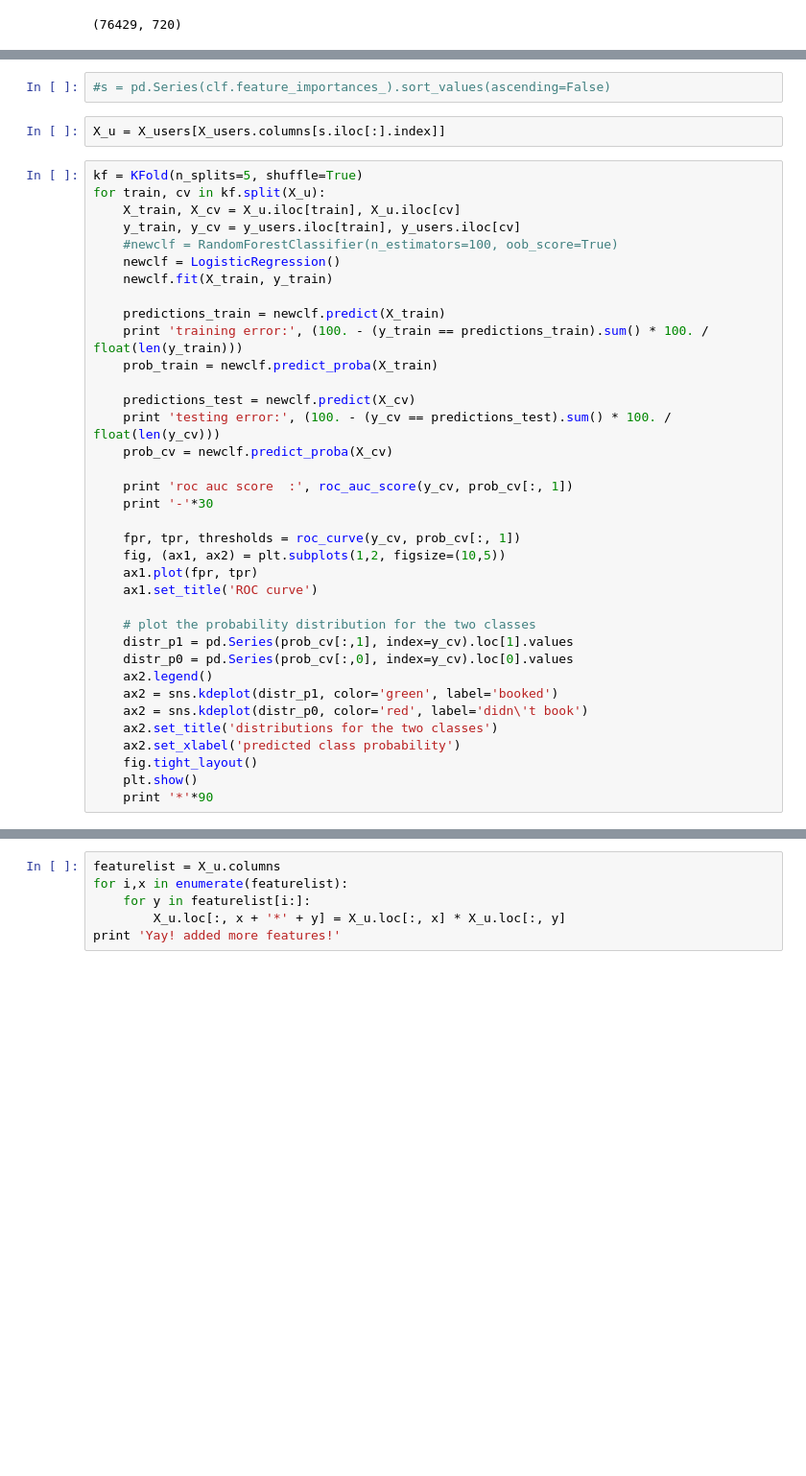
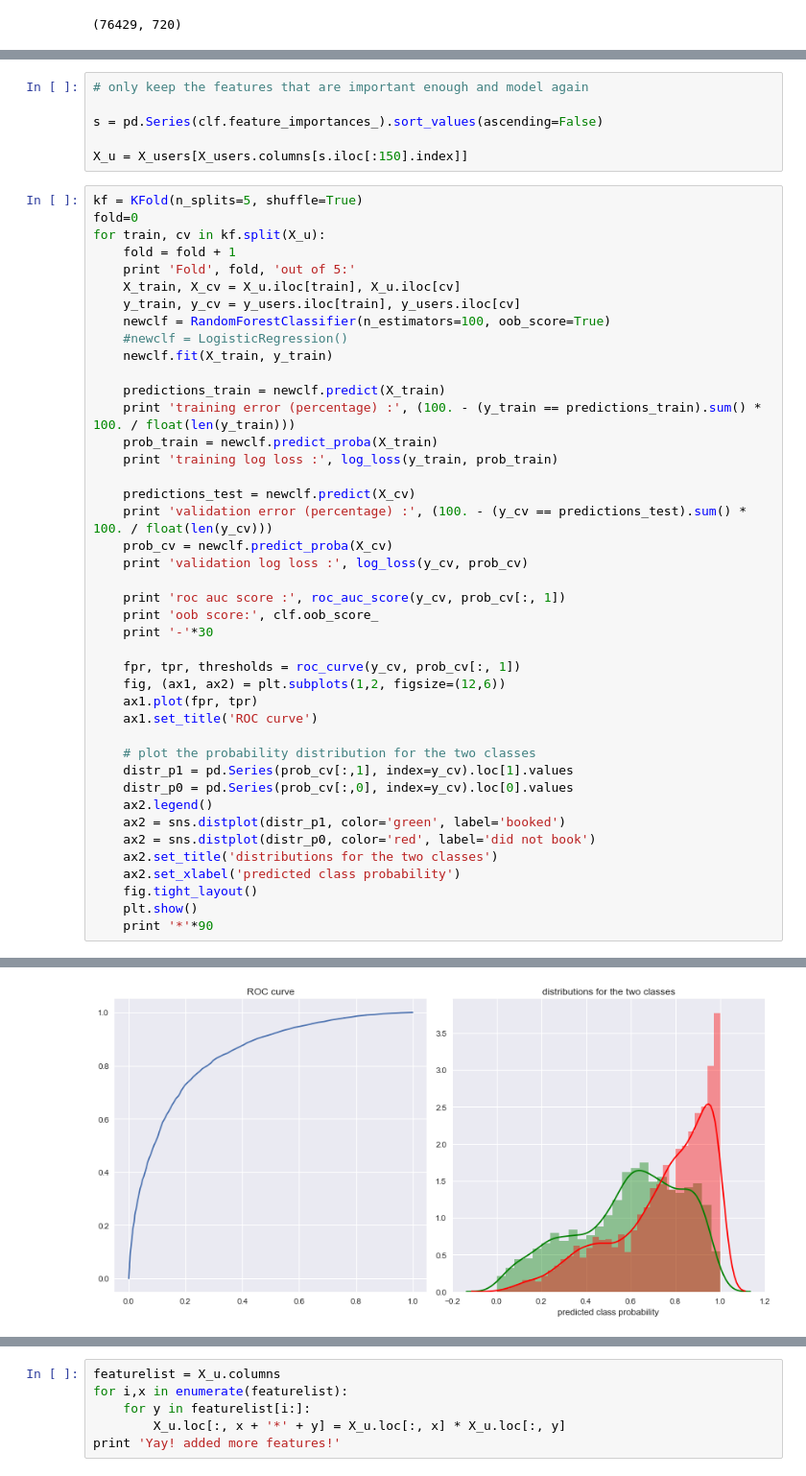
Before and after one commit to partha0solapurkar/springboard_data_science_intensive, a Jupyter notebook: capstone_project/preliminary_model.ipynb, the cells around one changed output, grey strips where cells are left out. Shown at 96% size. Saved outputs shown, nothing was run; the diff lists cells and outputs as text; blank space fills up the shorter version.

```diff
--- a/capstone_project/preliminary_model.ipynb
+++ b/capstone_project/preliminary_model.ipynb
@@ -306,29 +405,37 @@ len(s)
 # %%
-#s = pd.Series(clf.feature_importances_).sort_values(ascending=False)
+# only keep the features that are important enough and model again
+
+s = pd.Series(clf.feature_importances_).sort_values(ascending=False)
+
+X_u = X_users[X_users.columns[s.iloc[:150].index]]
-# %%
-X_u = X_users[X_users.columns[s.iloc[:].index]]
 # %%
 kf = KFold(n_splits=5, shuffle=True)
+fold=0
 for train, cv in kf.split(X_u):
+    fold = fold + 1
+    print 'Fold', fold, 'out of 5:'
     X_train, X_cv = X_u.iloc[train], X_u.iloc[cv]
     y_train, y_cv = y_users.iloc[train], y_users.iloc[cv]
-    #newclf = RandomForestClassifier(n_estimators=100, oob_score=True)
-    newclf = LogisticRegression()
+    newclf = RandomForestClassifier(n_estimators=100, oob_score=True)
+    #newclf = LogisticRegression()
     newclf.fit(X_train, y_train)
 
     predictions_train = newclf.predict(X_train)
-    print 'training error:', (100. - (y_train == predictions_train).sum() * 100. / float(len(y_train)))
+    print 'training error (percentage) :', (100. - (y_train == predictions_train).sum() * 100. / float(len(y_train)))
     prob_train = newclf.predict_proba(X_train)
+    print 'training log loss :', log_loss(y_train, prob_train)
 
     predictions_test = newclf.predict(X_cv)
-    print 'testing error:', (100. - (y_cv == predictions_test).sum() * 100. / float(len(y_cv)))
+    print 'validation error (percentage) :', (100. - (y_cv == predictions_test).sum() * 100. / float(len(y_cv)))
     prob_cv = newclf.predict_proba(X_cv)
+    print 'validation log loss :', log_loss(y_cv, prob_cv)
 
-    print 'roc auc score  :', roc_auc_score(y_cv, prob_cv[:, 1])
+    print 'roc auc score :', roc_auc_score(y_cv, prob_cv[:, 1])
+    print 'oob score:', clf.oob_score_
     print '-'*30
 
     fpr, tpr, thresholds = roc_curve(y_cv, prob_cv[:, 1])
-    fig, (ax1, ax2) = plt.subplots(1,2, figsize=(10,5))
+    fig, (ax1, ax2) = plt.subplots(1,2, figsize=(12,6))
     ax1.plot(fpr, tpr)
     ax1.set_title('ROC curve')
 
@@ -336,10 +443,11 @@ for train, cv in kf.split(X_u):
     distr_p1 = pd.Series(prob_cv[:,1], index=y_cv).loc[1].values
     distr_p0 = pd.Series(prob_cv[:,0], index=y_cv).loc[0].values
     ax2.legend()
-    ax2 = sns.kdeplot(distr_p1, color='green', label='booked')
-    ax2 = sns.kdeplot(distr_p0, color='red', label='didn\'t book')
+    ax2 = sns.distplot(distr_p1, color='green', label='booked')
+    ax2 = sns.distplot(distr_p0, color='red', label='did not book')
     ax2.set_title('distributions for the two classes')
     ax2.set_xlabel('predicted class probability')
     fig.tight_layout()
     plt.show()
     print '*'*90
+# %% [output]
@@ -345,0 +461 @@ for train, cv in kf.split(X_u):
+[figure, added]
```
Also changed, not shown: parts of 25 cells of this notebook.
